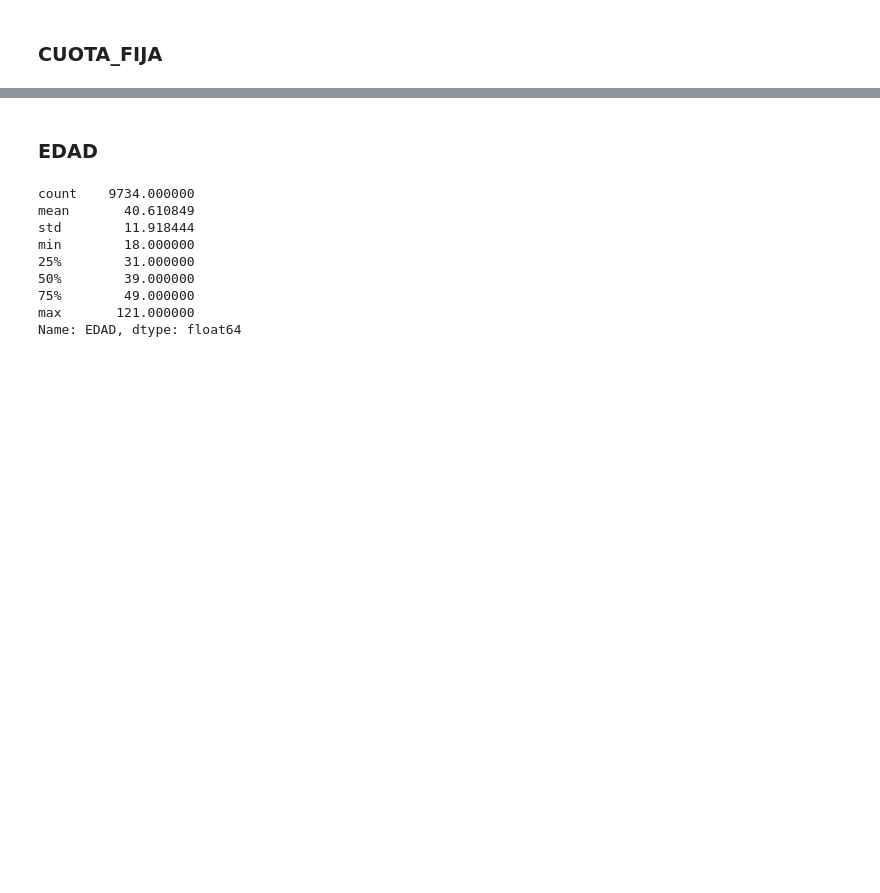
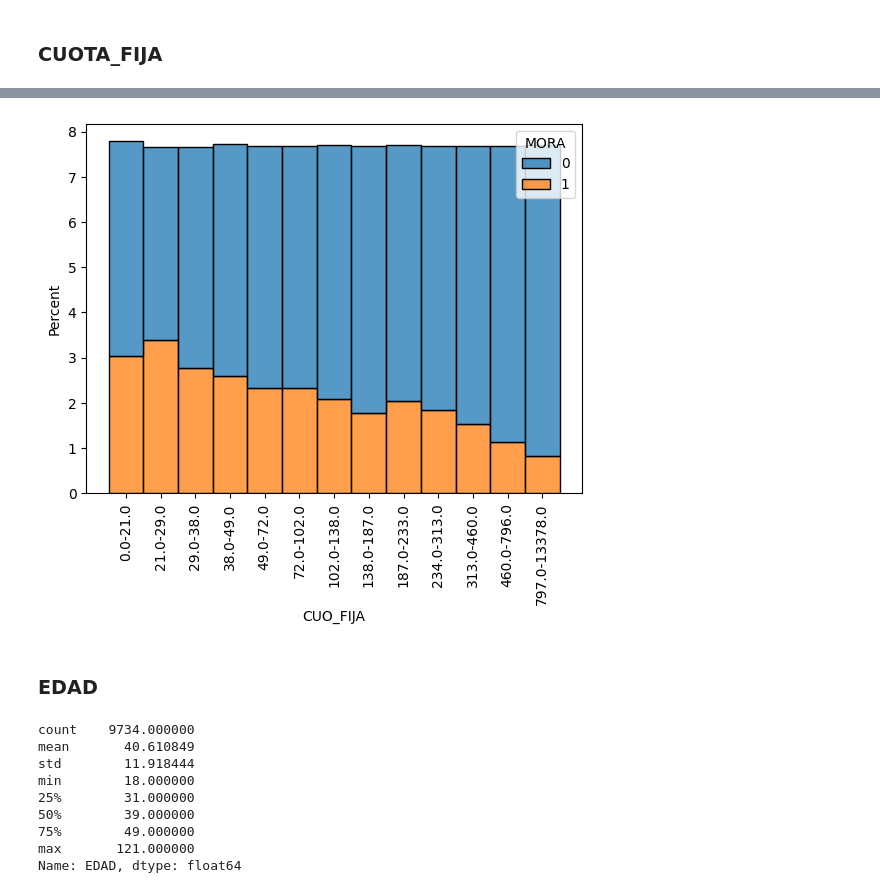
Before and after one commit to AxelSaire/Modelo-de-Riesgo-Crediticio, a Jupyter notebook: CNA.ipynb, the cells around one changed output, grey strips where cells are left out. Saved outputs shown, nothing was run; the diff lists cells and outputs as text; code cells hidden in the pictures; blank space fills up the shorter version.

```diff
--- a/CNA.ipynb
+++ b/CNA.ipynb
@@ -84,5 +104,2 @@ data[['TEA_INTERES', 'TEA_ANUAL']].sample(5)        #--- Comprobando la clasific
 # %% [markdown]
 ### CUOTA_FIJA
-# %%
-labels = [i for i in range(0, 20)]
-data['CUO_FIJA'] = pd.qcut(data['CUOTA_FIJA'], 20, labels=labels)
@@ -93,7 +112,7 @@ label_to_min_max = dict(zip(labels, min_max_list))
 
 data['CUO_FIJA'] = data['CUO_FIJA'].map(label_to_min_max)
 # %%
-data['CUO_FIJA'] = data['CUO_FIJA'].fillna('0.0-20.0')
+data['CUO_FIJA'] = data['CUO_FIJA'].fillna('0.0-21.0')          #--- Datos Nulos
 # %%
 data[['CUOTA_FIJA', 'CUO_FIJA']].sample(5)
 # %% [output]
@@ -106,3 +125,8 @@ data[['CUOTA_FIJA', 'CUO_FIJA']].sample(5)
+# %%
+ax = sns.histplot(data, x='CUO_FIJA', hue='MORA',stat='percent', multiple='stack')
+ax.set_xticklabels(ax.get_xticklabels(), rotation=90);
+# %% [output]
+[figure, added]
 # %% [markdown]
 ### EDAD
 # %%
```
Also changed, not shown: parts of 41 cells of this notebook.
